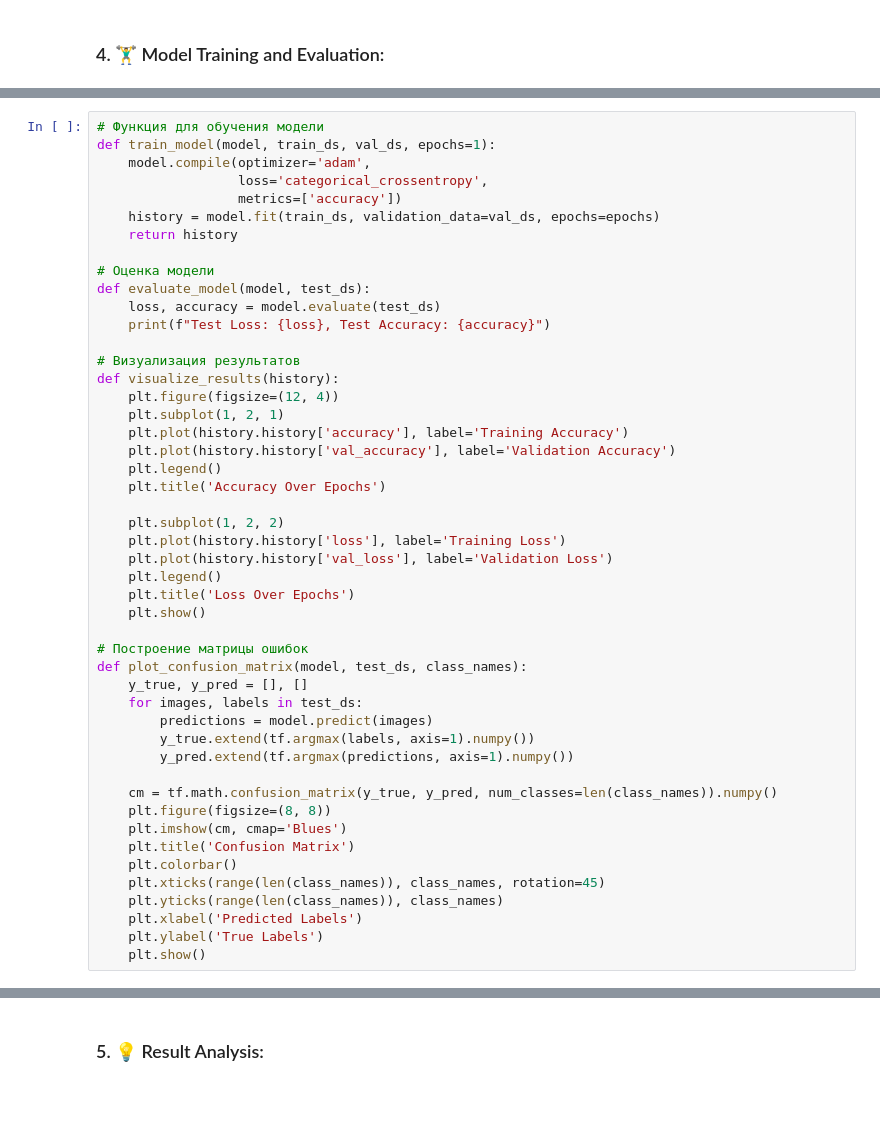
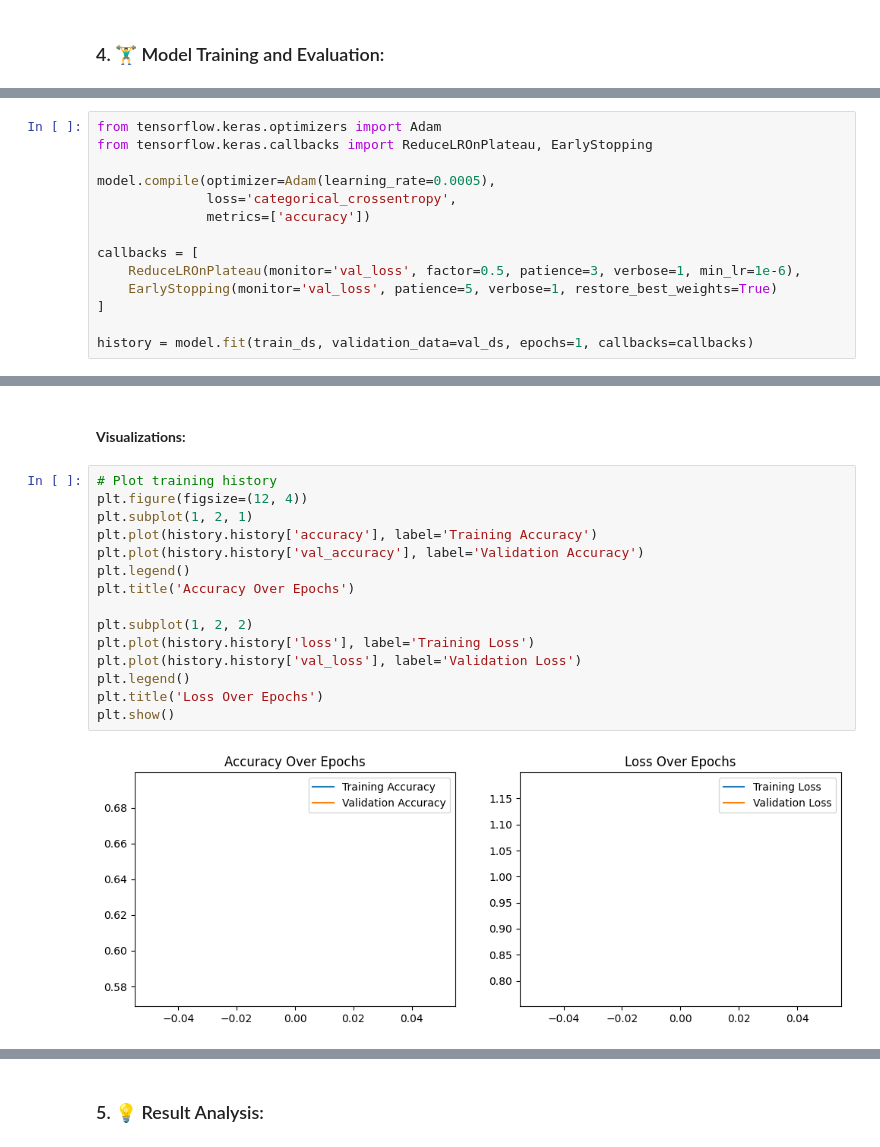
Before and after one commit to karlygaw/Classification-of-brain-tumors-using-MRI-scanning, a Jupyter notebook: ClassifyMRIscans.ipynb, the cells around one changed output, grey strips where cells are left out. Drawn from its saved outputs; the diff is of its cells as text; blank space fills up the shorter version.

```diff
--- a/ClassifyMRIscans.ipynb
+++ b/ClassifyMRIscans.ipynb
@@ -1029,0 +1030,14 @@ plot_confusion_matrix(model, test_ds, classes)
+# %%
+from tensorflow.keras.optimizers import Adam
+from tensorflow.keras.callbacks import ReduceLROnPlateau, EarlyStopping
+
+model.compile(optimizer=Adam(learning_rate=0.0005),
+              loss='categorical_crossentropy',
+              metrics=['accuracy'])
+
+callbacks = [
+    ReduceLROnPlateau(monitor='val_loss', factor=0.5, patience=3, verbose=1, min_lr=1e-6),
+    EarlyStopping(monitor='val_loss', patience=5, verbose=1, restore_best_weights=True)
+]
+
+history = model.fit(train_ds, validation_data=val_ds, epochs=1, callbacks=callbacks)
@@ -1030,48 +1090,19 @@ plot_confusion_matrix(model, test_ds, classes)
+# %% [markdown]
+#### **Visualizations:**
 # %%
-# Функция для обучения модели
-def train_model(model, train_ds, val_ds, epochs=1):
-    model.compile(optimizer='adam',
-                  loss='categorical_crossentropy',
-                  metrics=['accuracy'])
-    history = model.fit(train_ds, validation_data=val_ds, epochs=epochs)
-    return history
+# Plot training history
+plt.figure(figsize=(12, 4))
+plt.subplot(1, 2, 1)
+plt.plot(history.history['accuracy'], label='Training Accuracy')
+plt.plot(history.history['val_accuracy'], label='Validation Accuracy')
+plt.legend()
+plt.title('Accuracy Over Epochs')
 
-# Оценка модели
-def evaluate_model(model, test_ds):
-    loss, accuracy = model.evaluate(test_ds)
-    print(f"Test Loss: {loss}, Test Accuracy: {accuracy}")
-
-# Визуализация результатов
-def visualize_results(history):
-    plt.figure(figsize=(12, 4))
-    plt.subplot(1, 2, 1)
-    plt.plot(history.history['accuracy'], label='Training Accuracy')
-    plt.plot(history.history['val_accuracy'], label='Validation Accuracy')
-    plt.legend()
-    plt.title('Accuracy Over Epochs')
-
-    plt.subplot(1, 2, 2)
-    plt.plot(history.history['loss'], label='Training Loss')
-    plt.plot(history.history['val_loss'], label='Validation Loss')
-    plt.legend()
-    plt.title('Loss Over Epochs')
-    plt.show()
-
-# Построение матрицы ошибок
-def plot_confusion_matrix(model, test_ds, class_names):
-    y_true, y_pred = [], []
-    for images, labels in test_ds:
-        predictions = model.predict(images)
-        y_true.extend(tf.argmax(labels, axis=1).numpy())
-        y_pred.extend(tf.argmax(predictions, axis=1).numpy())
-
-    cm = tf.math.confusion_matrix(y_true, y_pred, num_classes=len(class_names)).numpy()
-    plt.figure(figsize=(8, 8))
-    plt.imshow(cm, cmap='Blues')
-    plt.title('Confusion Matrix')
-    plt.colorbar()
-    plt.xticks(range(len(class_names)), class_names, rotation=45)
-    plt.yticks(range(len(class_names)), class_names)
-    plt.xlabel('Predicted Labels')
-    plt.ylabel('True Labels')
-    plt.show()
+plt.subplot(1, 2, 2)
+plt.plot(history.history['loss'], label='Training Loss')
+plt.plot(history.history['val_loss'], label='Validation Loss')
+plt.legend()
+plt.title('Loss Over Epochs')
+plt.show()
+# %% [output]
+[figure, added]
```
Also changed, not shown: parts of 15 cells of this notebook, 1 other file.
